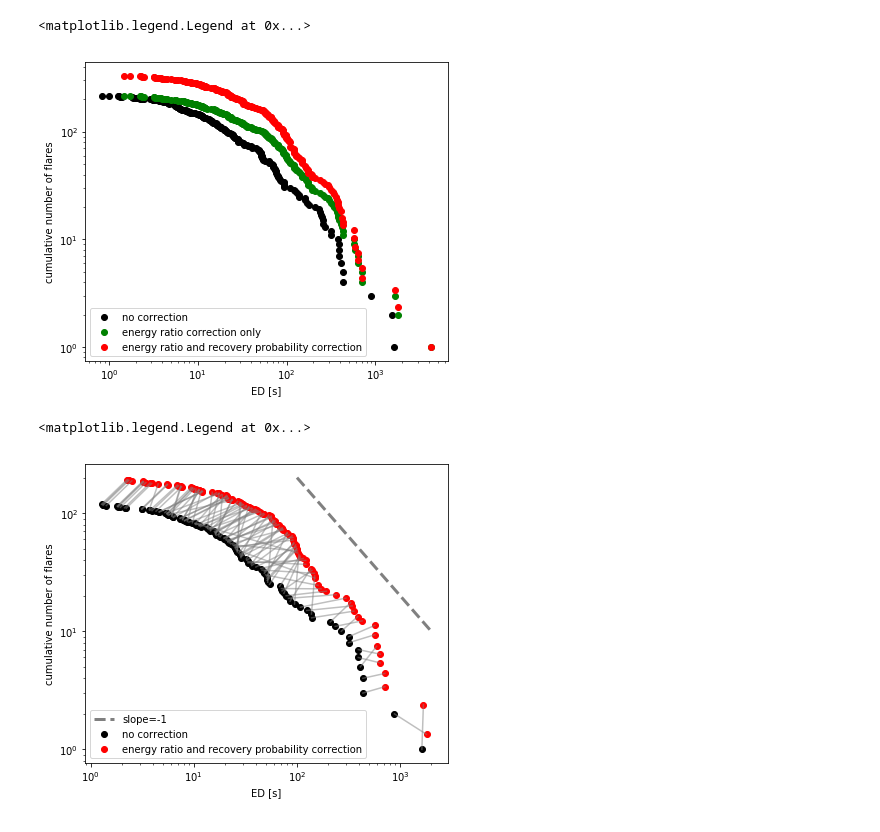
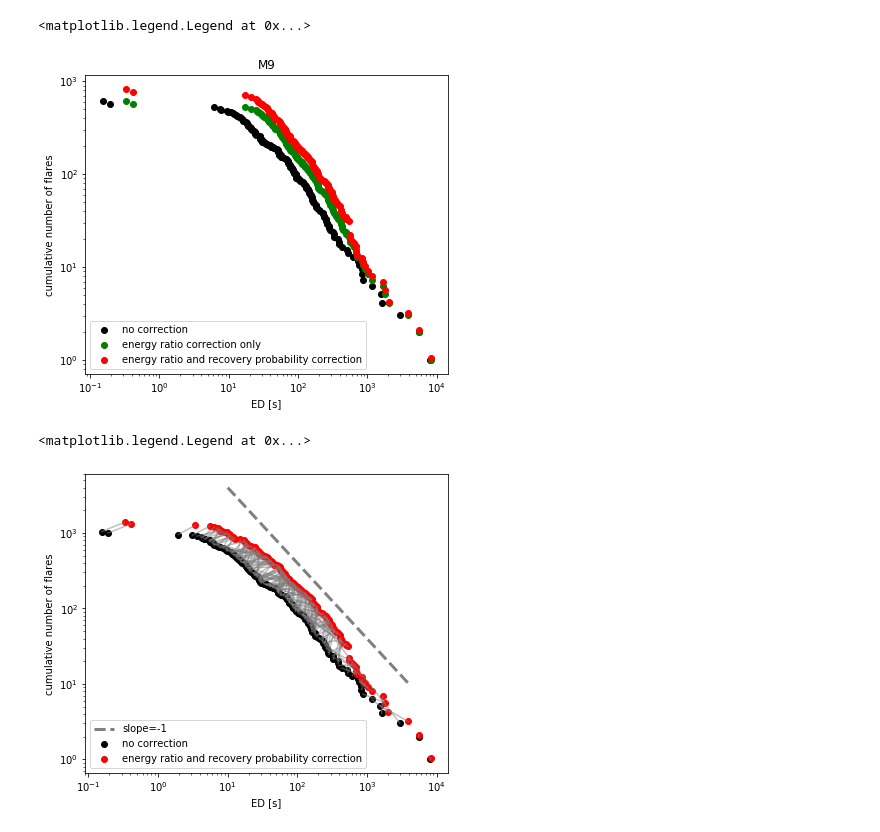
Before and after one commit to ekaterinailin/TESS_UCD_flares, a Jupyter notebook: notebook/NB5_post_analysis.ipynb, the cells around one changed output. Saved outputs shown, nothing was run; the diff lists cells and outputs as text; code cells hidden in the pictures.

Commit message:
Plotting and analysing FFDs

```diff
--- a/notebook/NB5_post_analysis.ipynb
+++ b/notebook/NB5_post_analysis.ipynb
@@ -5,16 +5,18 @@ import pandas as pd
 import matplotlib.pyplot as plt
 %matplotlib inline
 # %%
-df = pd.read_csv("../flare_tables/20200218_vetted_flares.csv",
+df = pd.read_csv("../flare_tables/20200220_vetted_flares.csv",
                 names=['ampl_rec','cstart','cstop','ed_rec','ed_rec_err',
                     'istart', 'istop','total_n_valid_data_points',
                     'tstart', 'tstop',  'dur', 'ed_ratio','ed_ratio_count',
             'amplitude_ratio','amplitude_ratio_count','duration_ratio','duration_ratio_count',
             'amplitude_corr','duration_corr','ed_corr','recovery_probability','recovery_probability_count',
             'ed_ratio_std','amplitude_ratio_std','duration_ratio_std','recovery_probability_std',
-            'ed_corr_err','amplitude_corr_err','duration_corr_err',])
+            'ed_corr_err','amplitude_corr_err','duration_corr_err',"TIC","sector"])
 
+spts = pd.read_csv("../flare_tables/spts.csv")
 
+spts.head()
+df = df.merge(spts[["TIC","spt","TESSmag"]],on="TIC")
 df.head()
-df.shape
 # %% [output]
@@ -22,3 +34,5 @@ df.shape
+# %%
+df = df[df.istart-df.istop < -5]
 # %%
 plt.hist(df.recovery_probability_count, bins=np.linspace(0,100,10), histtype="step");
 # %% [output]
@@ -54,0 +82,5 @@ plt.hist(df.recovery_probability, bins=np.linspace(0,1,6), histtype="step");
+# %%
+df = df[~np.isnan(df.recovery_probability)]
+df = df.sort_values(by="ed_corr", ascending=False)
+df = df[~df.ed_corr.isnull() & np.isfinite(df.ed_corr)]
+df["encorrprob"] = 1./df.recovery_probability.values
@@ -55,33 +114,46 @@ plt.hist(df.recovery_probability, bins=np.linspace(0,1,6), histtype="step");
 # %%
 df = df[~np.isnan(df.recovery_probability)]
 df = df.sort_values(by="ed_corr", ascending=False)
 df = df[~df.ed_corr.isnull() & np.isfinite(df.ed_corr)]
-df["encorrprob"] = 1./df.recovery_probability.values
+#df["encorrprob"] = 1./df.recovery_probability.values/np.array(freq)
+df = df.sort_values(by="ed_corr", ascending=True)
+freq = []
+for i in range(df.shape[0]):
+    f = df.iloc[:i+1]
+    freq.append(len(set(f.TIC.values)))
 
+df = df.sort_values(by="ed_corr", ascending=False)
+
+#for spt, df in F.groupby("spt"):
+    #print(la)
+    #df = df[(df.TESSmag > 11.14) & (df.TESSmag <11.3)]
 plt.figure(figsize=(6.5,5.5))
-plt.scatter(df.ed_rec.sort_values(ascending=False), np.cumsum(np.ones_like(df.ed_rec.values)), c="k", label="no correction")
-plt.scatter(df.ed_corr.sort_values(ascending=False), np.cumsum(np.ones_like(df.ed_corr.values)), c="g", label="energy ratio correction only")
-plt.scatter(df.ed_corr, np.cumsum(1./df.recovery_probability.values), c="r", label="energy ratio and recovery probability correction")
+plt.scatter(df.ed_rec.sort_values(ascending=False), np.cumsum(1/np.array(freq[::-1])*freq[-1]), c="k", label="no correction")
+plt.scatter(df.ed_corr.sort_values(ascending=False), np.cumsum(1/np.array(freq[::-1])*freq[-1]), c="g", label="energy ratio correction only")
+plt.scatter(df.ed_corr.sort_values(ascending=False), np.cumsum(1./df.recovery_probability.values/np.array(freq[::-1])*freq[-1]), c="r", label="energy ratio and recovery probability correction")
 plt.xscale('log')
 plt.yscale('log')
 plt.xlabel("ED [s]")#"flare energy in TESS band [erg]")
 plt.ylabel("cumulative number of flares")
+plt.title(spt)
 plt.legend()
-#plt.savefig("plots/{}_FFD_two_step_correction.png".format(today), dpi=300)
+#     plt.figure(figsize=(6.5,5.5))
+#     plt.hist(df.TESSmag)
+#     plt.title(spt)
+# #plt.savefig("plots/{}_FFD_two_step_correction.png".format(today), dpi=300)
 # %% [output]
 <matplotlib.legend.Legend at 0x...>
-[figure, old version]
+[figure, new version]
 # %%
-df = df[df.recovery_probability > .2]
-df = df[df.recovery_probability_count > 40]
-df = df[df.ed_ratio_count > 40]
+#df = df[df.recovery_probability > .2]
+
 
 df = df.sort_values(by="ed_rec", ascending=False)
-df['probnocorrcum'] = np.cumsum(np.ones_like(df.ed_rec.values))
+df['probnocorrcum'] = np.cumsum(1/np.array(freq[::-1])*freq[-1])
 df['sortededrec'] =df.ed_rec.sort_values(ascending=False)
 df = df.sort_values(by="ed_corr", ascending=False)
 df = df[(~df.ed_corr.isnull()) & (np.isfinite(df.ed_corr)) & (df.recovery_probability >0.10) ]
-df["ed_corrprob"] = 1/df.recovery_probability.values
+df["ed_corrprob"] = 1/df.recovery_probability.values/np.array(freq[::-1])*freq[-1]
 df["ed_corrprob_err"] = df.recovery_probability_std / df.recovery_probability**2
 df["ed_corrprobcum"] = np.cumsum(df.ed_corrprob.values)
 
@@ -91,7 +163,7 @@ for l, row in df.iterrows():
     plt.plot([row.sortededrec, row.ed_corr], [row.probnocorrcum, row.ed_corrprobcum],c="grey",alpha=.5)
 plt.scatter(df["sortededrec"], df["probnocorrcum"], label="no correction", c="k")#, condition {}".format(label))
 plt.scatter(df.ed_corr, df["ed_corrprobcum"], label="energy ratio and recovery probability correction", c="r")#, condition {}".format(label))
-plt.plot([100, 2000],[200, 10], label="slope=-1", linestyle="dashed", c="grey", linewidth=3)
+plt.plot([10, 4000],[4000, 10], label="slope=-1", linestyle="dashed", c="grey", linewidth=3)
 plt.xscale('log')
 plt.yscale('log')
 #plt.ylim(.8,250)
@@ -102,7 +174,7 @@ plt.legend()
 #plt.savefig("plots/{}_FFD_flare_correspondence_correction.png".format(today), dpi=300)
 # %% [output]
 <matplotlib.legend.Legend at 0x...>
-[figure, old version]
+[figure, new version]
 # %%
 df.shape
 # %% [output]
```
Also changed, not shown: parts of 14 cells of this notebook, 1 other file.
